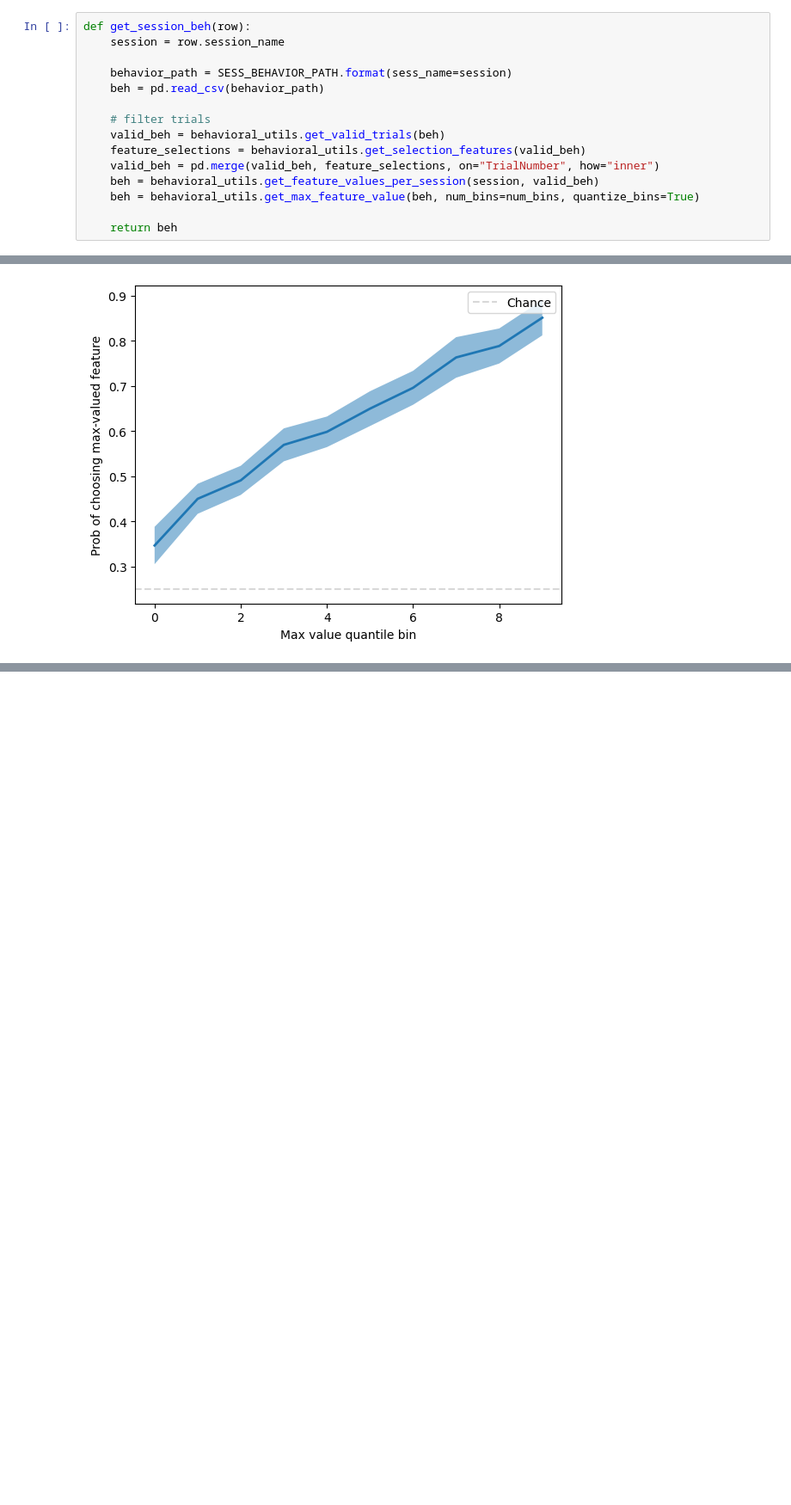
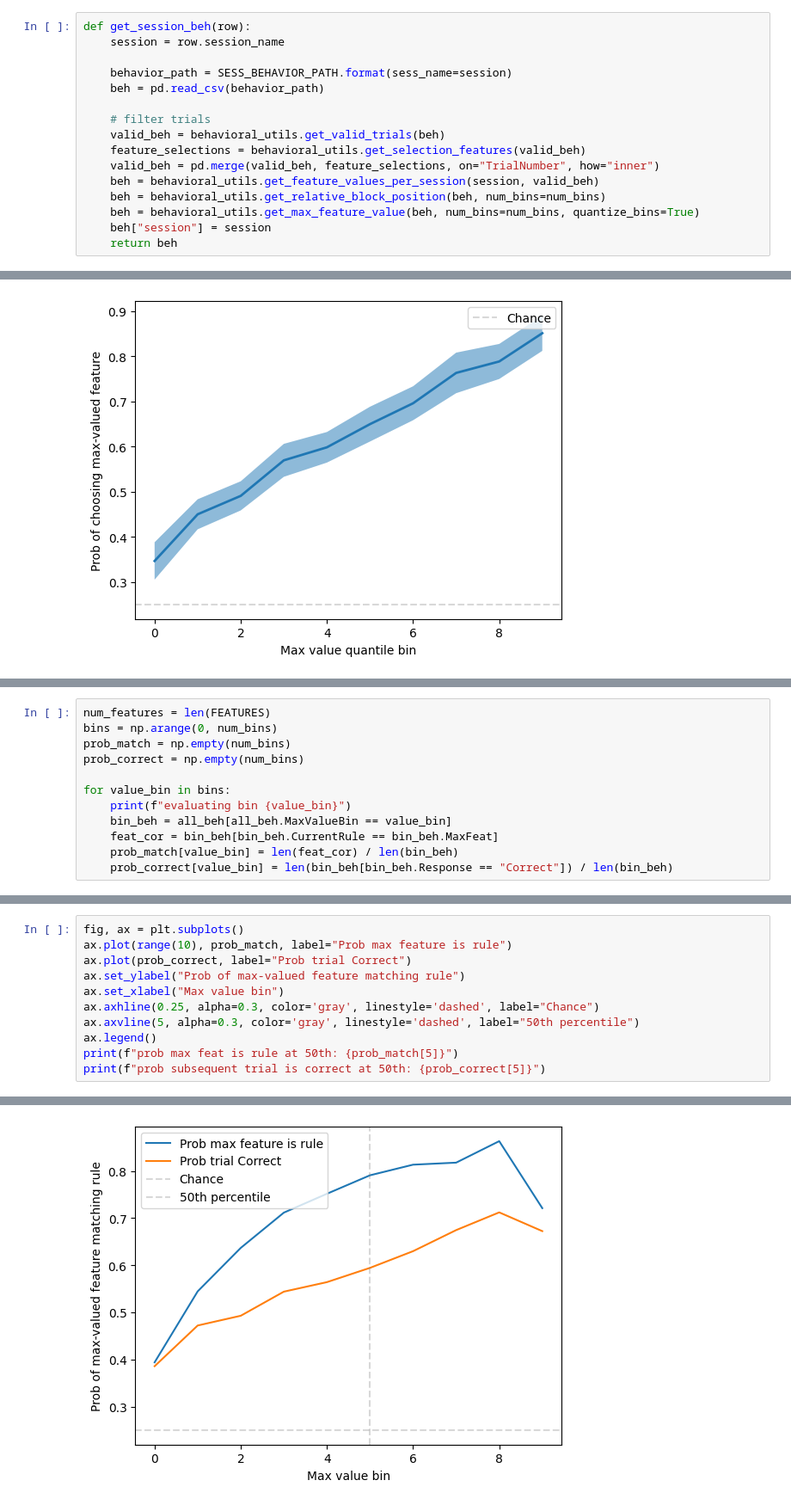
Before and after one commit to pqz317/wcst_decode, a Jupyter notebook: notebooks/20240502_prob_choosing_max_feat.ipynb, the cells around one changed output, grey strips where cells are left out. Shown at 86% size. Saved outputs shown, nothing was run; the diff lists cells and outputs as text; blank space fills up the shorter version.

```diff
--- a/notebooks/20240502_prob_choosing_max_feat.ipynb
+++ b/notebooks/20240502_prob_choosing_max_feat.ipynb
@@ -39,8 +39,9 @@ def get_session_beh(row):
     feature_selections = behavioral_utils.get_selection_features(valid_beh)
     valid_beh = pd.merge(valid_beh, feature_selections, on="TrialNumber", how="inner")
     beh = behavioral_utils.get_feature_values_per_session(session, valid_beh)
+    beh = behavioral_utils.get_relative_block_position(beh, num_bins=num_bins)
     beh = behavioral_utils.get_max_feature_value(beh, num_bins=num_bins, quantize_bins=True)
-
+    beh["session"] = session
     return beh
 # %%
 sessions = pd.read_pickle(SESSIONS_PATH)
@@ -86,0 +108,12 @@ ax.legend()
+# %%
+num_features = len(FEATURES)
+bins = np.arange(0, num_bins)
+prob_match = np.empty(num_bins)
+prob_correct = np.empty(num_bins)
+
+for value_bin in bins:
+    print(f"evaluating bin {value_bin}")
+    bin_beh = all_beh[all_beh.MaxValueBin == value_bin]
+    feat_cor = bin_beh[bin_beh.CurrentRule == bin_beh.MaxFeat]
+    prob_match[value_bin] = len(feat_cor) / len(bin_beh)
+    prob_correct[value_bin] = len(bin_beh[bin_beh.Response == "Correct"]) / len(bin_beh)
@@ -86,0 +131,12 @@ ax.legend()
+# %%
+fig, ax = plt.subplots()
+ax.plot(range(10), prob_match, label="Prob max feature is rule")
+ax.plot(prob_correct, label="Prob trial Correct")
+ax.set_ylabel("Prob of max-valued feature matching rule")
+ax.set_xlabel("Max value bin")
+ax.axhline(0.25, alpha=0.3, color='gray', linestyle='dashed', label="Chance")
+ax.axvline(5, alpha=0.3, color='gray', linestyle='dashed', label="50th percentile")
+ax.legend()
+print(f"prob max feat is rule at 50th: {prob_match[5]}")
+print(f"prob subsequent trial is correct at 50th: {prob_correct[5]}")
+# %% [output]
@@ -86,0 +145 @@ ax.legend()
+[figure, added]
```
Also changed, not shown: parts of 17 cells of this notebook, 10 other files.
